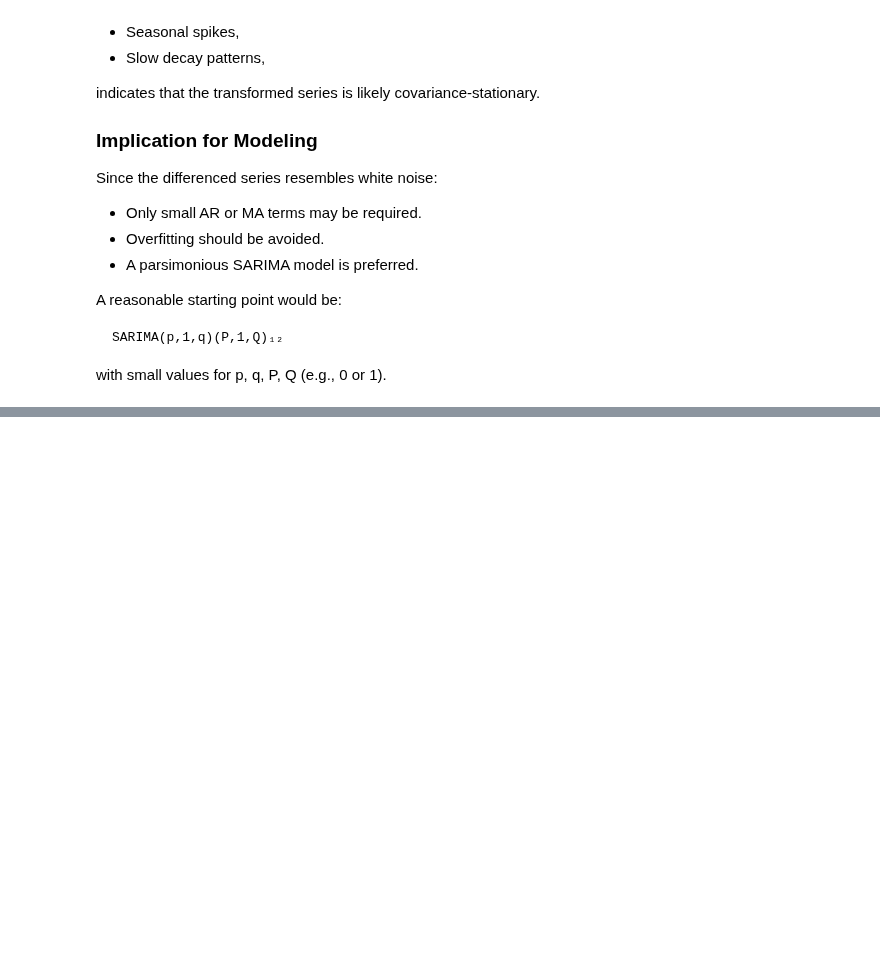
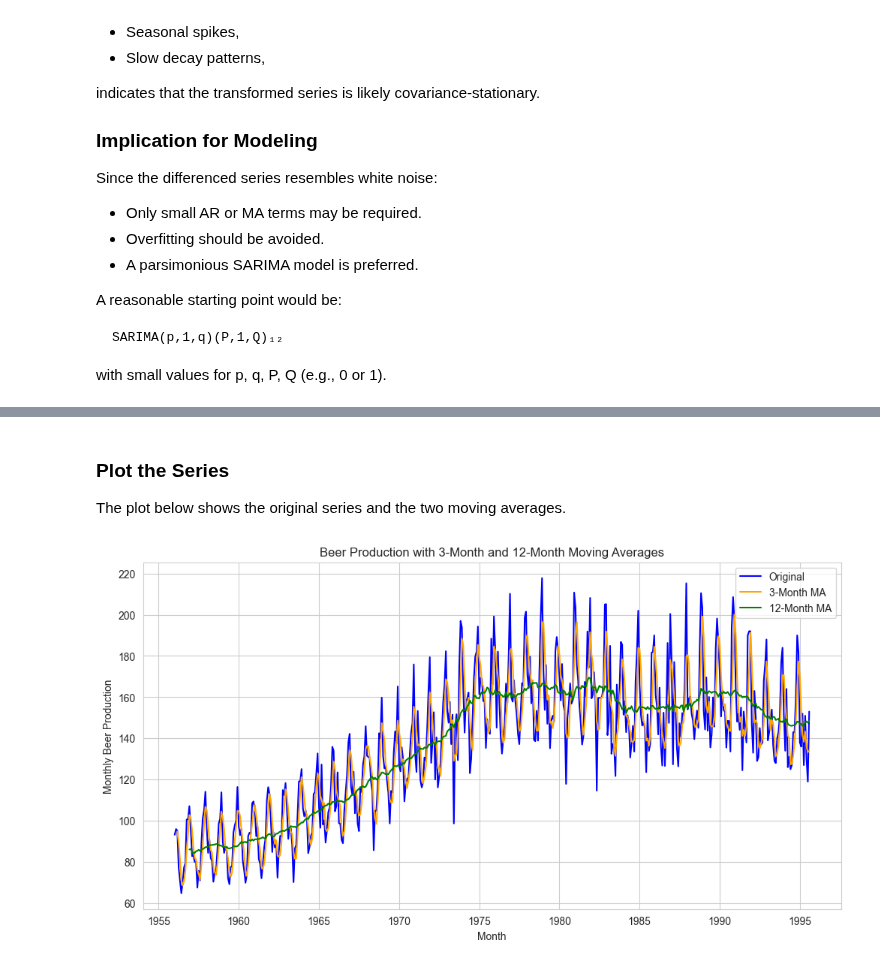
Before and after one commit to SelmahT/Time_Series_Analysis001, a Jupyter notebook: beerproduction_time_series/beerprod.ipynb, the cells around one changed output, grey strips where cells are left out. Cells and saved outputs as stored; diff of their text form; code cells hidden in the pictures; blank space fills up the shorter version.

```diff
--- a/beerproduction_time_series/beerprod.ipynb
+++ b/beerproduction_time_series/beerprod.ipynb
@@ -438,0 +447,20 @@ with small values for p, q, P, Q (e.g., 0 or 1).
+# %%
+# 1a. Compute 3-Month and 12-Month Moving Averages
+beer_data['3_MA'] = beer_data['Monthly beer production'].rolling(window=3).mean()
+beer_data['12_MA'] = beer_data['Monthly beer production'].rolling(window=12).mean()
+# %% [markdown]
+### Plot the Series
+The plot below shows the original series and the two moving averages.
+# %%
+# Plot the Series
+plt.figure(figsize=(12,6))
+plt.plot(beer_data.index, beer_data['Monthly beer production'], label='Original', color='blue')
+plt.plot(beer_data.index, beer_data['3_MA'], label='3-Month MA', color='orange')
+plt.plot(beer_data.index, beer_data['12_MA'], label='12-Month MA', color='green')
+plt.title('Beer Production with 3-Month and 12-Month Moving Averages')
+plt.xlabel('Month')
+plt.ylabel('Monthly Beer Production')
+plt.legend()
+plt.show()
+# %% [output]
+[figure, added]
```
Also changed, not shown: parts of 13 cells of this notebook.
